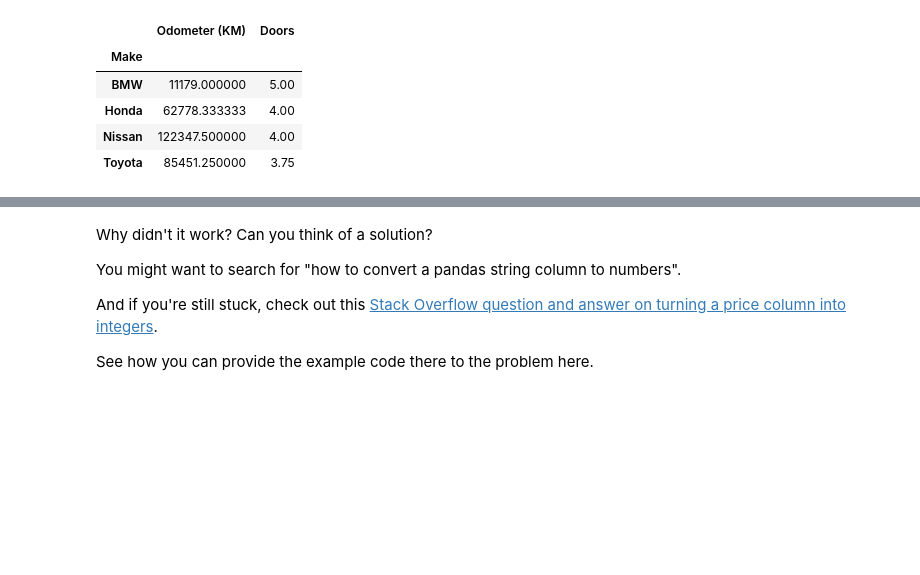
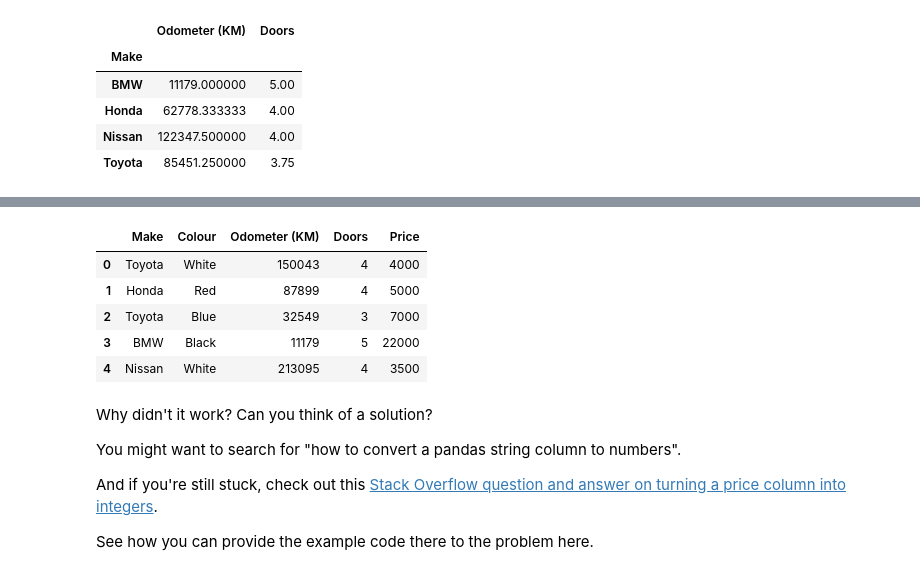
Before and after one commit to Hastycodea/RealDjango, a Jupyter notebook: pandas-exercises.ipynb, the cells around one changed output, grey strips where cells are left out. Drawn from its saved outputs; the diff is of its cells as text; code cells hidden in the pictures; blank space fills up the shorter version.

```diff
--- a/pandas-exercises.ipynb
+++ b/pandas-exercises.ipynb
@@ -255,3 +268,19 @@ car_sales.groupby("Make").mean(numeric_only=True)
+# %%
+# Try to plot the Price column using plot()
+# cars.loc[:, ['Price']]
+# cars['Price'].plot()
+# list(cars.columns)
+# cars['Price'] = cars['Price'].replace('[\$\, \.]', '', regex=True).int)  astype(
+cars['Price']
+# cars['Price'].plot()
+cars.head()
+# %% [output]
+|  | Make | Colour | Odometer (KM) | Doors | Price |
+| 0 | Toyota | White | 150043 | 4 | 4000 |
+| 1 | Honda | Red | 87899 | 4 | 5000 |
+| 2 | Toyota | Blue | 32549 | 3 | 7000 |
+| 3 | BMW | Black | 11179 | 5 | 22000 |
+| 4 | Nissan | White | 213095 | 4 | 3500 |
 # %% [markdown]
 Why didn't it work? Can you think of a solution?
 
```
Also changed, not shown: parts of 11 cells of this notebook, 1 other file.
